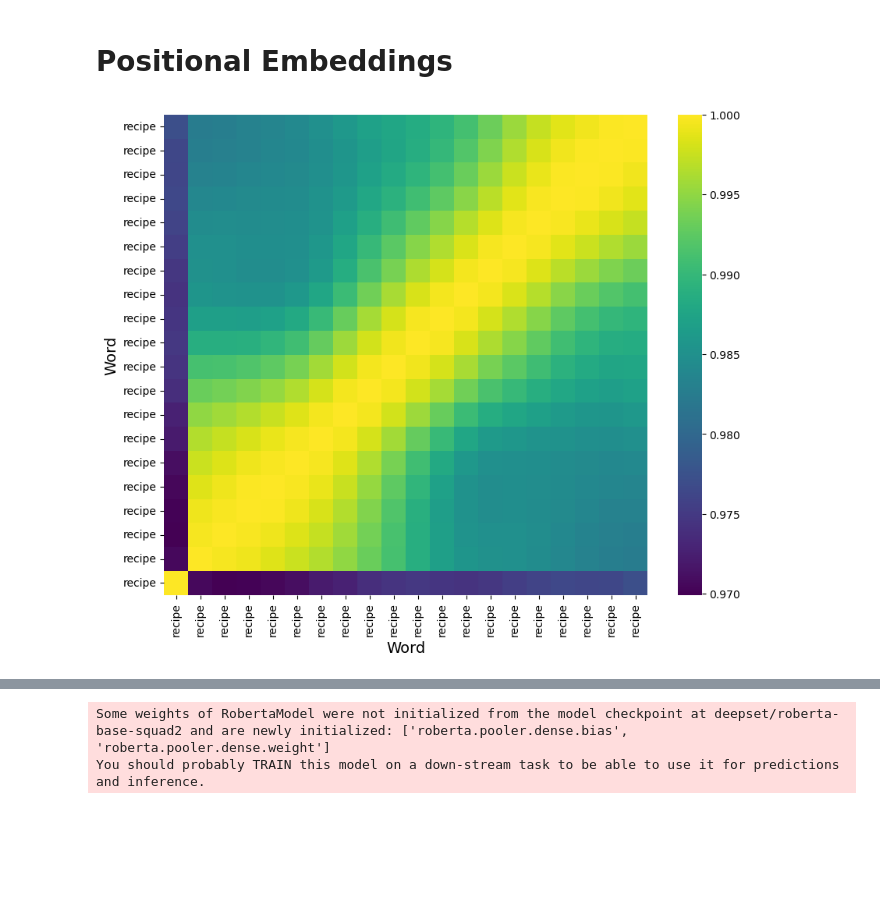
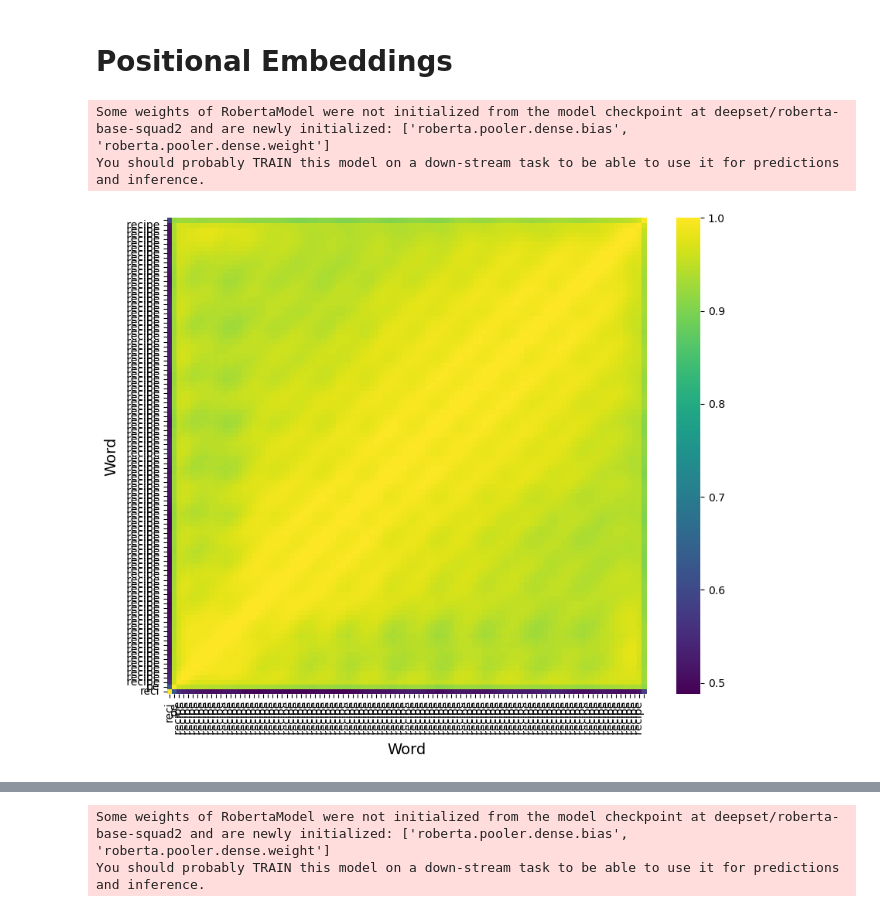
Before and after one commit to vladbug/CookingBot, a Jupyter notebook: plots.ipynb, the cells around one changed output, grey strips where cells are left out. Drawn from its saved outputs; the diff is of its cells as text; code cells hidden in the pictures; blank space fills up the shorter version.

```diff
--- a/plots.ipynb
+++ b/plots.ipynb
@@ -99,42 +163,41 @@ Cloning into 'bertviz_repo'...
 # %% [markdown]
 # Positional Embeddings
 # %%
-import matplotlib.pyplot as plt
-import seaborn as sns
-import numpy as np
-import torch
-from transformers import BertModel, BertTokenizer
-from sklearn.metrics.pairwise import cosine_similarity
+
 
 # Load pre-trained BERT model and tokenizer
 model_name = "bert-base-uncased"
 tokenizer = BertTokenizer.from_pretrained(model_name)
-model = BertModel.from_pretrained(model_name)
+model = BertModel.from_pretrained(model_name, output_hidden_states=True, output_attentions=True)
 
+# tokenizer = AutoTokenizer.from_pretrained("sentence-transformers/all-mpnet-base-v2")
+# model = AutoModel.from_pretrained("sentence-transformers/all-mpnet-base-v2", output_hidden_states=True, output_attentions=True)
 # Choose a token to visualize its positional embeddings
-token = "recipe "*20
+token = "recipe "*50
 token_ids = tokenizer.encode(token, add_special_tokens=False, return_tensors="pt")[0]
 # Prepare input for the model
 input_ids = token_ids.unsqueeze(0)  # Add batch dimension
 
 # Get positional embeddings from the BERT model
 with torch.no_grad():
     outputs = model(input_ids)
-    embeddings = outputs[0][0].numpy()  # shape: (seq_len, hidden_dim)
+    embeddings = outputs.hidden_states[12][0].numpy()  # shape: (seq_len, hidden_dim)
 
 # Compute cosine similarity between word embeddings
 similarity_matrix = cosine_similarity(embeddings)
 
 # Prepare words for y-axis
 words = [tokenizer.decode([id]) for id in token_ids]
 
 # Plot similarity matrix
 plt.figure(figsize=(10, 8))
 ax = sns.heatmap(similarity_matrix, cmap="viridis", yticklabels=words, xticklabels=words)
 ax.invert_yaxis()
 plt.xlabel("Word", fontsize=14)
 plt.ylabel("Word", fontsize=14)
 #plt.title(f"Similarity Matrix for token '{token}'", fontsize=16)
 plt.show()
 # %% [output]
+Some weights of RobertaModel were not initialized from the model checkpoint at deepset/roberta-base-squad2 and are newly initialized: ['roberta.pooler.dense.bias', 'roberta.pooler.dense.weight']
+You should probably TRAIN this model on a down-stream task to be able to use it for predictions and inference.
-[figure, old version]
+[figure, new version]
```
Also changed, not shown: parts of 17 cells of this notebook.
